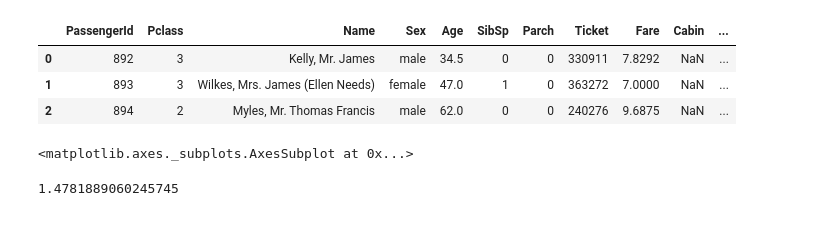
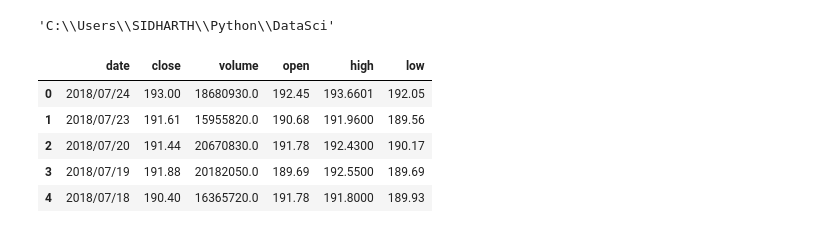
Before and after one commit to sidhu177/DataSci, a Jupyter notebook: test-csv.ipynb, the cells around one changed output. Cells and saved outputs as stored; diff of their text form; code cells hidden in the pictures.

```diff
--- a/test-csv.ipynb
+++ b/test-csv.ipynb
@@ -6,19 +8,16 @@ import matplotlib.pyplot as plt
-# %%
-load = pd.read_csv('test.csv')
-load[:3]
-# %% [output]
-|  | PassengerId | Pclass | Name | Sex | Age | SibSp | Parch | Ticket | Fare | Cabin | ... |
-| 0 | 892 | 3 | Kelly, Mr. James | male | 34.5 | 0 | 0 | 330911 | 7.8292 | NaN | ... |
-| 1 | 893 | 3 | Wilkes, Mrs. James (Ellen Needs) | female | 47.0 | 1 | 0 | 363272 | 7.0000 | NaN | ... |
-| 2 | 894 | 2 | Myles, Mr. Thomas Francis | male | 62.0 | 0 | 0 | 240276 | 9.6875 | NaN | ... |
-# %%
-load.plot()
-# %% [output]
-<matplotlib.axes._subplots.AxesSubplot at 0x...>
-# %%
-a = load['Fare'].sum()
-b = load['Age'].sum()
-c = a/b
-c
-# %% [output]
-1.4781889060245745
+# %%
+a=os.getcwd()
+a
+# %% [output]
+'C:\\Users\\SIDHARTH\\Python\\DataSci'
+# %%
+url = 'https://raw.githubusercontent.com/sidhu177/DataSci/master/HistoricalQuotes.csv'
+appl = pd.read_csv(url, sep=',')
+appl.head(5)
+# %% [output]
+|  | date | close | volume | open | high | low |
+| 0 | 2018/07/24 | 193.00 | 18680930.0 | 192.45 | 193.6601 | 192.05 |
+| 1 | 2018/07/23 | 191.61 | 15955820.0 | 190.68 | 191.9600 | 189.56 |
+| 2 | 2018/07/20 | 191.44 | 20670830.0 | 191.78 | 192.4300 | 190.17 |
+| 3 | 2018/07/19 | 191.88 | 20182050.0 | 189.69 | 192.5500 | 189.69 |
+| 4 | 2018/07/18 | 190.40 | 16365720.0 | 191.78 | 191.8000 | 189.93 |
```
Also changed, not shown: parts of 10 cells of this notebook.
